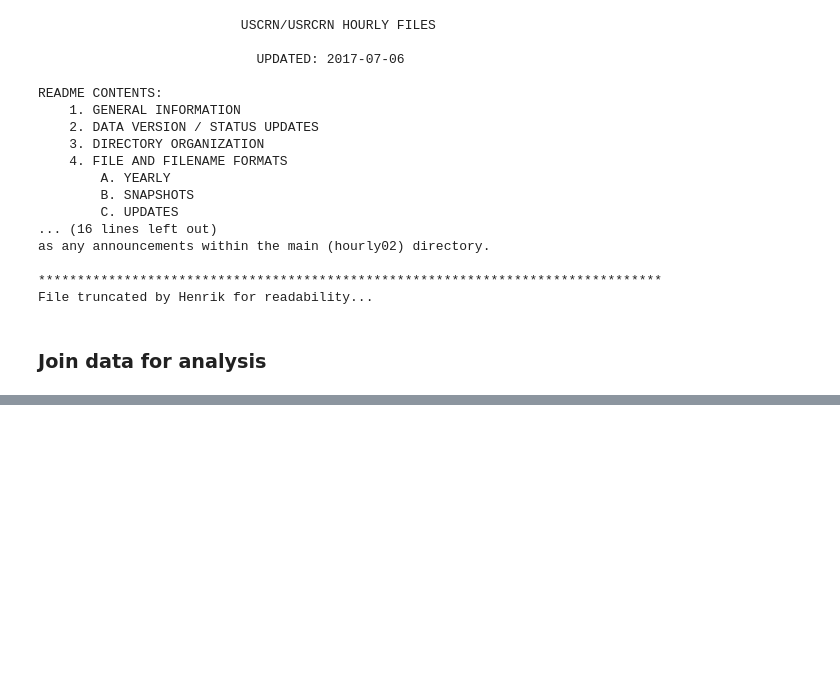
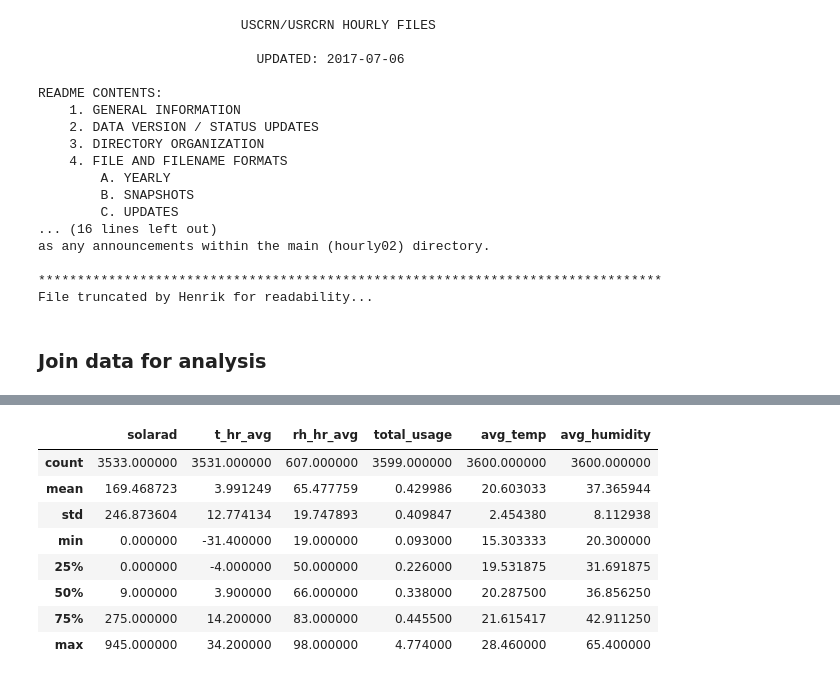
Before and after one commit to Henrik-Kowalkowski/home_energy_audit, a Jupyter notebook: home_energy_audit.ipynb, the cells around one changed output, grey strips where cells are left out. Drawn from its saved outputs; the diff is of its cells as text; code cells hidden in the pictures; blank space fills up the shorter version.

```diff
--- a/home_energy_audit.ipynb
+++ b/home_energy_audit.ipynb
@@ -211,0 +216,3 @@ ggplot(
+# %%
+house_data = house_data.replace(-9999, np.nan).replace(-99999, np.nan)
+house_data.isna().sum()
@@ -211,0 +237,12 @@ ggplot(
+# %%
+house_data[["solarad", "t_hr_avg", "rh_hr_avg", "total_usage", "avg_temp", "avg_humidity"]].describe()
+# %% [output]
+|  | solarad | t_hr_avg | rh_hr_avg | total_usage | avg_temp | avg_humidity |
+| count | 3533.000000 | 3531.000000 | 607.000000 | 3599.000000 | 3600.000000 | 3600.000000 |
+| mean | 169.468723 | 3.991249 | 65.477759 | 0.429986 | 20.603033 | 37.365944 |
+| std | 246.873604 | 12.774134 | 19.747893 | 0.409847 | 2.454380 | 8.112938 |
+| min | 0.000000 | -31.400000 | 19.000000 | 0.093000 | 15.303333 | 20.300000 |
+| 25% | 0.000000 | -4.000000 | 50.000000 | 0.226000 | 19.531875 | 31.691875 |
+| 50% | 9.000000 | 3.900000 | 66.000000 | 0.338000 | 20.287500 | 36.856250 |
+| 75% | 275.000000 | 14.200000 | 83.000000 | 0.445500 | 21.615417 | 42.911250 |
+| max | 945.000000 | 34.200000 | 98.000000 | 4.774000 | 28.460000 | 65.400000 |
```
Also changed, not shown: parts of 13 cells of this notebook.
